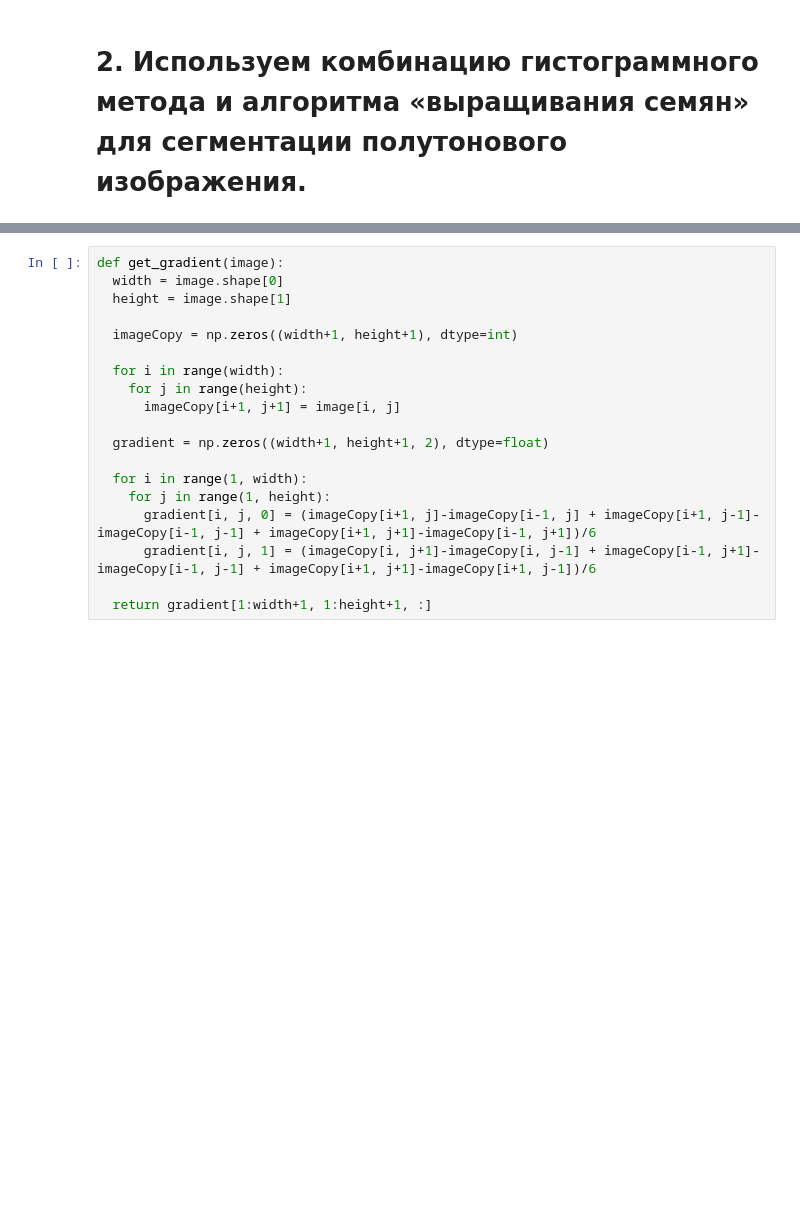
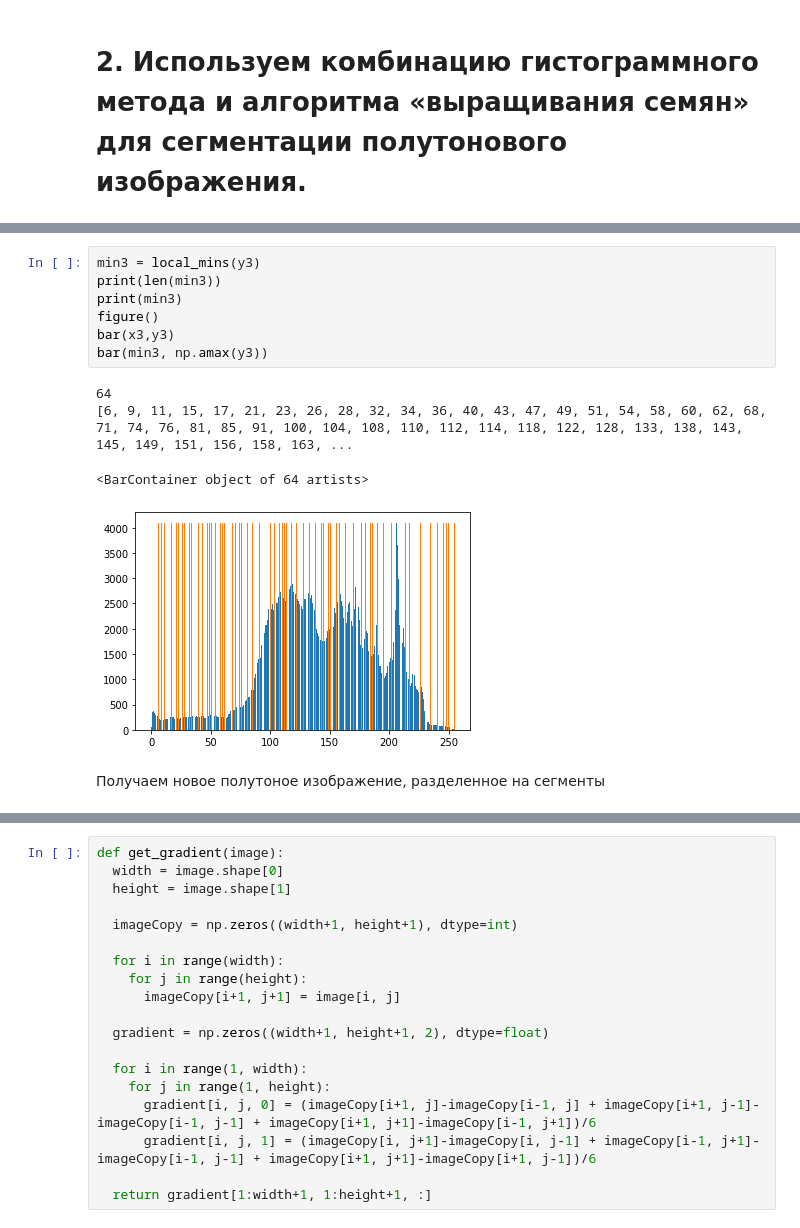
Before and after one commit to djhsgfjk/computer_vision, a Jupyter notebook: Lab2_Сравнение_алгоритмов_сегментации_изображений.ipynb, the cells around one changed output, grey strips where cells are left out. Saved outputs shown, nothing was run; the diff lists cells and outputs as text; blank space fills up the shorter version.

```diff
--- a/Lab2_Сравнение_алгоритмов_сегментации_изображений.ipynb
+++ b/Lab2_Сравнение_алгоритмов_сегментации_изображений.ipynb
@@ -424,0 +458,14 @@ imshow(segmentedImage3, cmap='gray', vmin=0, vmax=255)
+# %%
+min3 = local_mins(y3)
+print(len(min3))
+print(min3)
+figure()
+bar(x3,y3)
+bar(min3, np.amax(y3))
+# %% [output]
+64
+[6, 9, 11, 15, 17, 21, 23, 26, 28, 32, 34, 36, 40, 43, 47, 49, 51, 54, 58, 60, 62, 68, 71, 74, 76, 81, 85, 91, 100, 104, 108, 110, 112, 114, 118, 122, 128, 133, 138, 143, 145, 149, 151, 156, 158, 163, ...
+<BarContainer object of 64 artists>
+[figure, added]
+# %% [markdown]
+Получаем новое полутоное изображение, разделенное на сегменты
```
Also changed, not shown: parts of 22 cells of this notebook.
